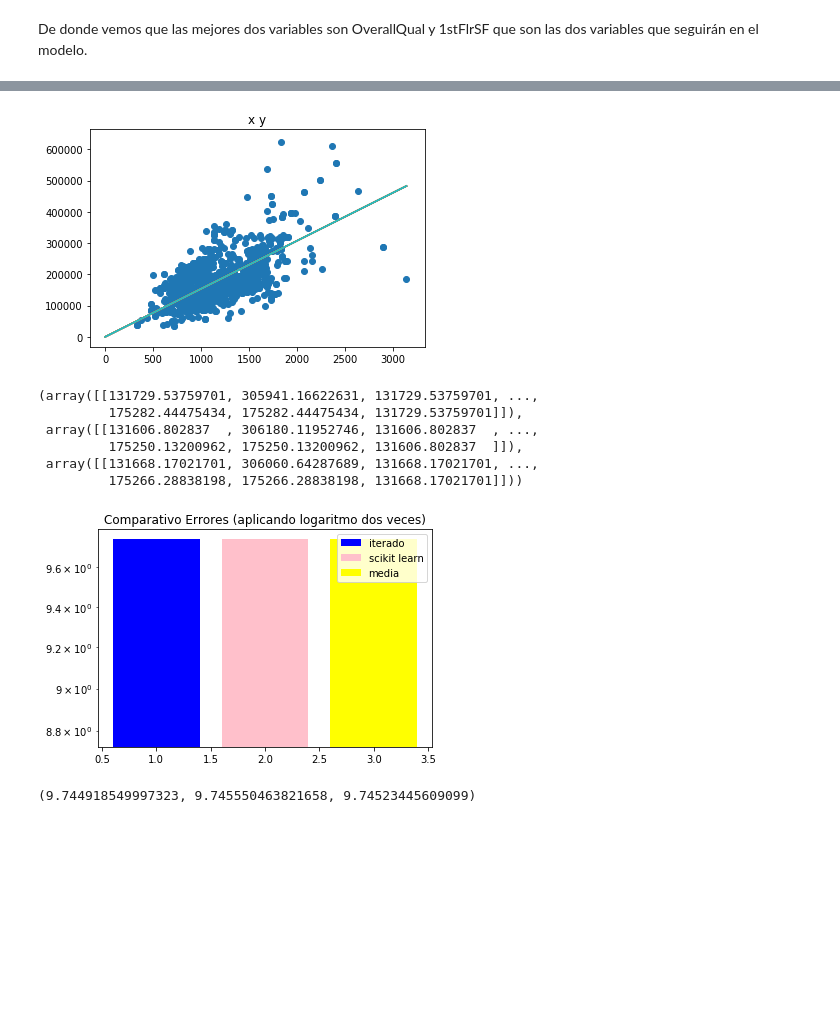
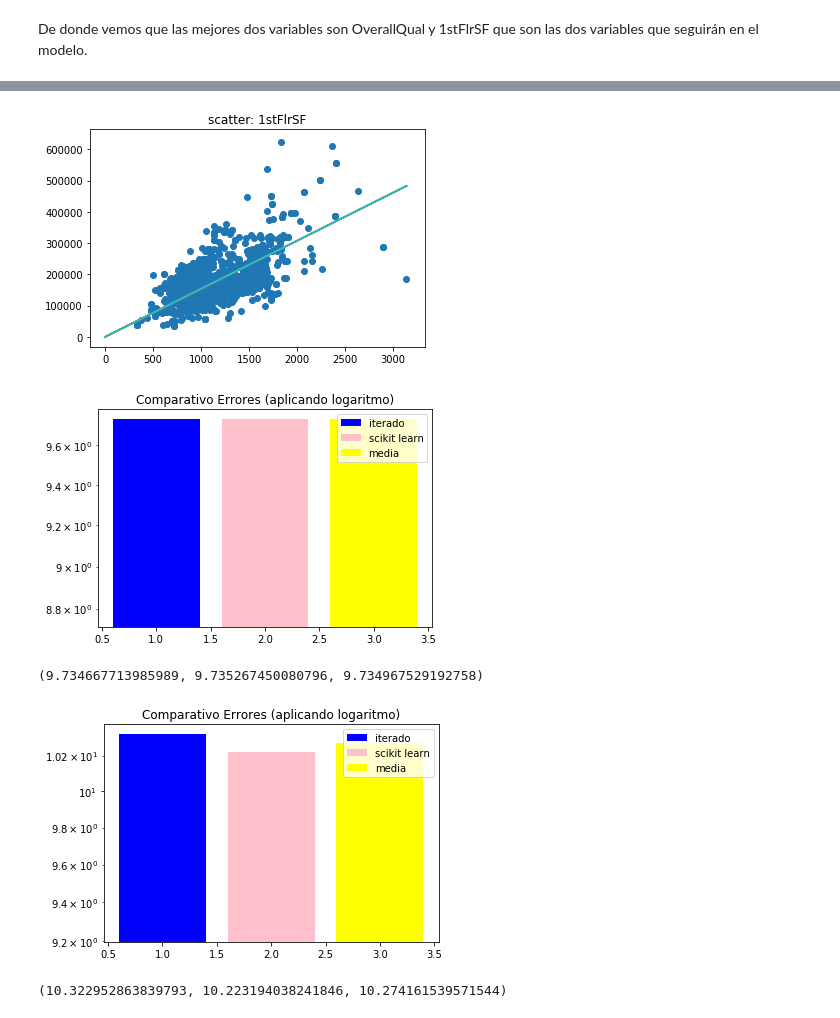
Before and after one commit to Josealigo/Proyecto1_CDP, a Jupyter notebook: Proyecto1-Jose_Ligorria.ipynb, the cells around one changed output, grey strips where cells are left out. Saved outputs shown, nothing was run; the diff lists cells and outputs as text; code cells hidden in the pictures; blank space fills up the shorter version.

```diff
--- a/Proyecto1-Jose_Ligorria.ipynb
+++ b/Proyecto1-Jose_Ligorria.ipynb
@@ -157,6 +138,6 @@ def visulizar_errores(vector_errores):
     plt.show()
 # %%
-def visualizar_modelo(x,y,vector_modelos,imprimir_cada):
+def visualizar_modelo(x,y,vector_modelos,imprimir_cada,nombre):
     max_x = np.max(x)
     cantidad_x = len(Counter(x))
     mat_piv = np.transpose(np.array([np.linspace(0, max_x,cantidad_x ),np.ones_like(np.linspace(0, max_x, cantidad_x))]))
@@ -165,7 +146,7 @@ def visualizar_modelo(x,y,vector_modelos,imprimir_cada):
         yhat = np.dot(mat_piv , vec_piv)
         plt.plot(mat_piv[:,0], yhat)
     plt.scatter(x,y)
-    plt.title('x y')
+    plt.title('scatter: ' + nombre)
     plt.show()
 #visualizar_modelo(np.array([1,2,3]),np.array([2,2,4]),iteraciones,1)
 # %%
@@ -199,4 +173,3 @@ visualizar_modelo(data_entrenamiento[:,1],y,iteraciones1,1000)
 # %%
-iteraciones2,errores2 = modelo_regresion1(data_entrenamiento[:,2],y,1000,100,0.0000011)
-#errores
+iteraciones2,errores2 = modelo_regresion1(data_entrenamiento[:,2],y,200,20,0.0000011)
 # %% [output]
@@ -224,4 +190,4 @@ visulizar_errores(errores2)
 # %%
-visualizar_modelo(data_entrenamiento[:,2],y,iteraciones2,100)
+visualizar_modelo(data_entrenamiento[:,2],y,iteraciones2,20,names[2])
 # %% [output]
-[figure, old version]
+[figure, new version]
@@ -243,18 +210,6 @@ def media_preds(coefs_manual,modelo_learn,arreglo_a_pred):
     return yhat,ylearn,y_mean
 
 #media_preds(iteraciones1[len(iteraciones1)-1],reg,x)
-# %%
-x1=data_validacion[:,1]
-x1=x1.reshape(-1,1)
-x.shape,x1.shape
-media_preds(iteraciones1[len(iteraciones1)-1],reg,x)
-# %% [output]
-(array([[131729.53759701, 305941.16622631, 131729.53759701, ...,
-         175282.44475434, 175282.44475434, 131729.53759701]]),
- array([[131606.802837  , 306180.11952746, 131606.802837  , ...,
-         175250.13200962, 175250.13200962, 131606.802837  ]]),
- array([[131668.17021701, 306060.64287689, 131668.17021701, ...,
-         175266.28838198, 175266.28838198, 131668.17021701]]))
 # %%
 def calcula_errores(y_manual,y_modelo,y_mean,y_real):
     error_manual = 0.5 * np.mean((y_manual-y_real)**2)
@@ -269,8 +224,20 @@ def calcula_errores(y_manual,y_modelo,y_mean,y_real):
     return np.log10(error_manual),np.log10(error_modelo),np.log10(error_mean)
 
 y_validacion = data_validacion[:,0].reshape(-1, 1)
-vects_pred = media_preds(iteraciones1[len(iteraciones1)-1],reg,x)
-calcula_errores(vects_pred[0],vects_pred[1],vects_pred[2],y_validacion)
+vects_pred1 = media_preds(iteraciones1[len(iteraciones1)-1],reg1,x1)
+calcula_errores(vects_pred1[0],vects_pred1[1],vects_pred1[2],y_validacion)
 # %% [output]
-[figure, old version]
+[figure, new version]
-(9.744918549997323, 9.745550463821658, 9.74523445609099)
+(9.734667713985989, 9.735267450080796, 9.734967529192758)
+# %%
+X =data_entrenamiento[:,2].copy()
+X = X.reshape(-1,1)
+Y = y.reshape(-1, 1)
+reg2 = LinearRegression().fit(X, Y)
+x2=data_validacion[:,1].copy()
+x2=x2.reshape(-1,1)
+vects_pred2 = media_preds(iteraciones2[len(iteraciones2)-1],reg2,x2)
+calcula_errores(vects_pred2[0],vects_pred2[1],vects_pred2[2],y_validacion)
+# %% [output]
+[figure, added]
+(10.322952863839793, 10.223194038241846, 10.274161539571544)
```
Also changed, not shown: parts of 10 cells of this notebook.
